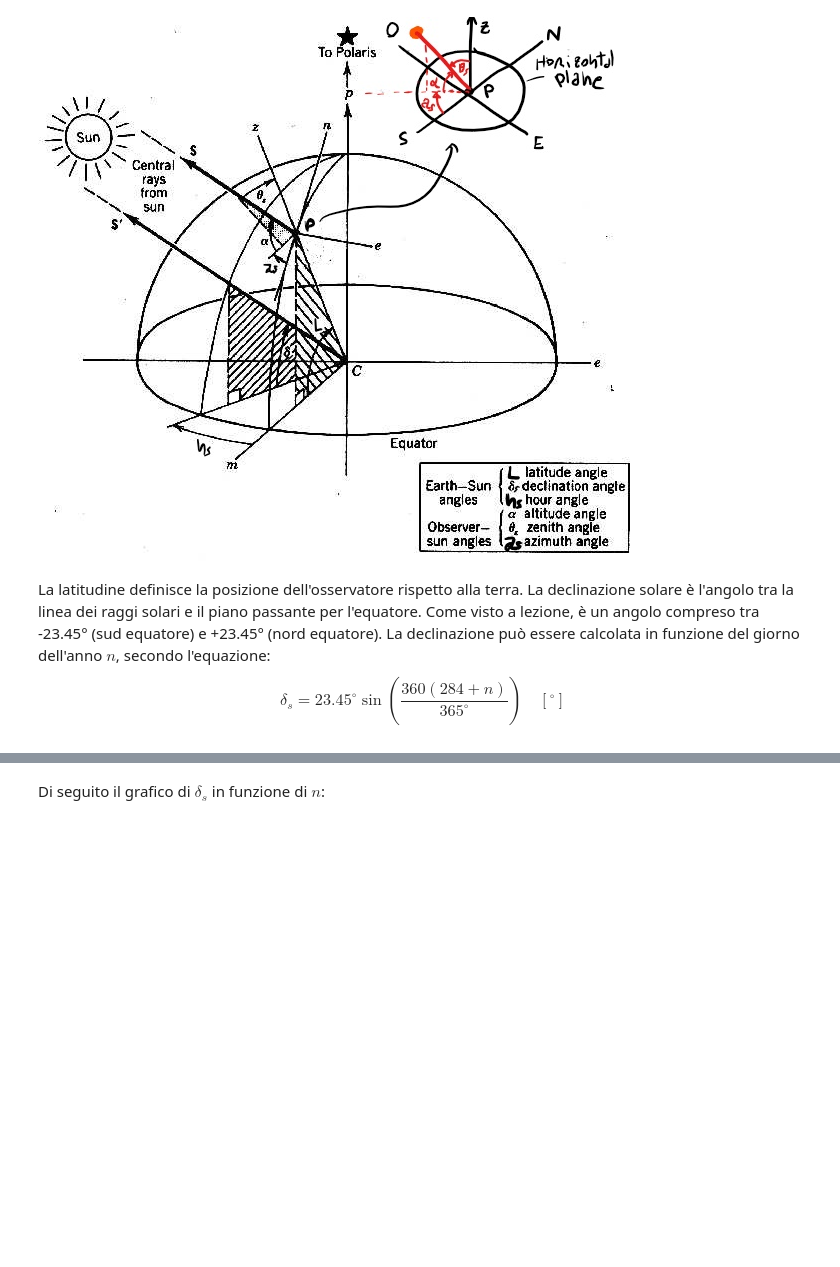
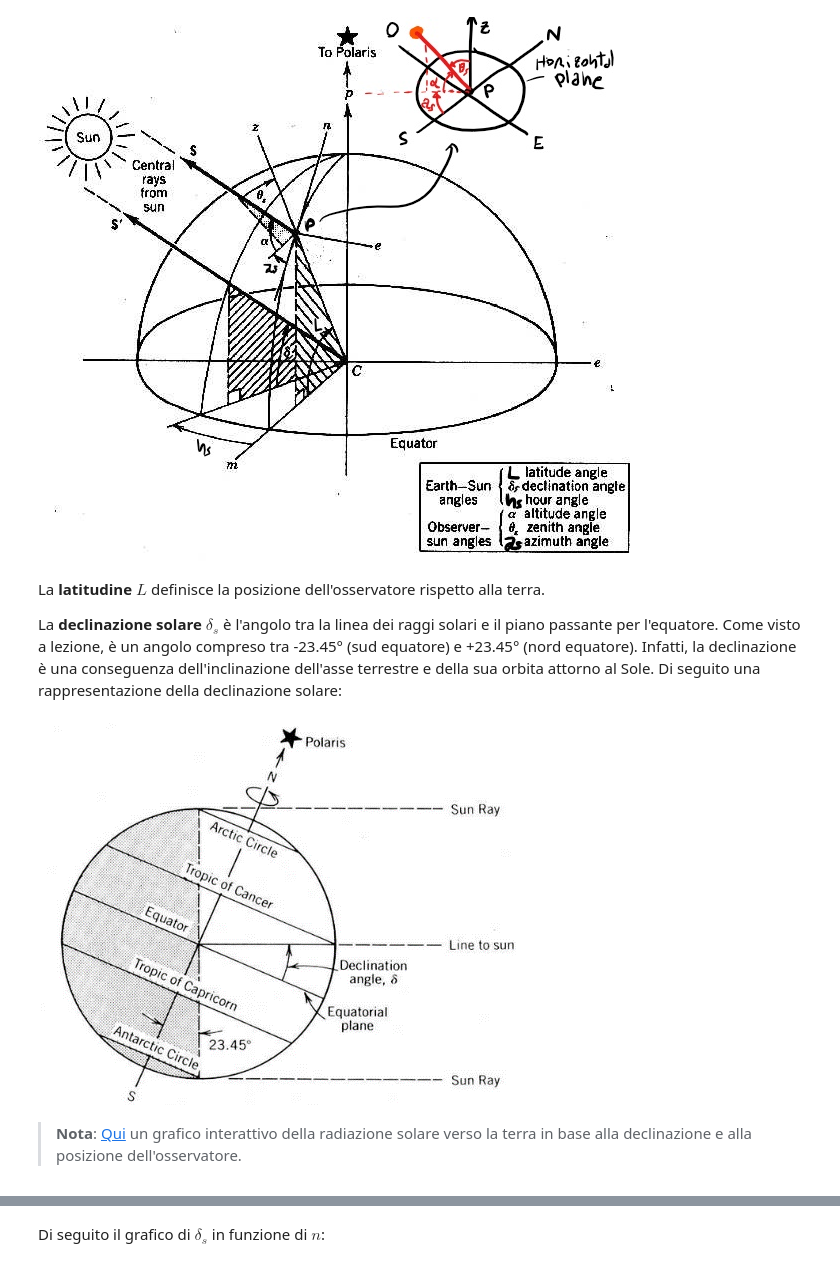
Before and after one commit to DSSchiera/materials, a Jupyter notebook: EFR2021_ES4_Angoli_Solari.ipynb, the cells around one changed output, grey strips where cells are left out. Cells and saved outputs as stored; diff of their text form; code cells hidden in the pictures; blank space fills up the shorter version.

```diff
--- a/EFR2021_ES4_Angoli_Solari.ipynb
+++ b/EFR2021_ES4_Angoli_Solari.ipynb
@@ -155,5 +171,12 @@ Image(filename="img/angoli_solari.jpg")
 # %% [output]
 [figure]
 # %% [markdown]
-La latitudine definisce la posizione dell'osservatore rispetto alla terra. La declinazione solare è l'angolo tra la linea dei raggi solari e il piano passante per l'equatore. Come visto a lezione, è un angolo compreso tra -23.45° (sud equatore) e +23.45° (nord equatore). La declinazione può essere calcolata in funzione del giorno dell'anno $n$, secondo l'equazione:
-$$\delta_s = 23.45^{{\circ}}\sin\left( \frac{360(284+n)}{365^{{\circ}}} \right) \quad [^{{\circ}}]$$
+La **latitudine** $L$ definisce la posizione dell'osservatore rispetto alla terra.
+
+La **declinazione solare**  $\delta_s$ è l'angolo tra la linea dei raggi solari e il piano passante per l'equatore. Come visto a lezione, è un angolo compreso tra -23.45° (sud equatore) e +23.45° (nord equatore). Infatti, la declinazione è una conseguenza dell'inclinazione dell'asse terrestre e della sua orbita attorno al Sole. Di seguito una rappresentazione della declinazione solare:
+# %%
+Image(filename='img/Solar-declination.png')
+# %% [output]
+[figure, added]
+# %% [markdown]
+>**Nota**: [Qui](https://www.geogebra.org/m/BJxyY5Vz) un grafico interattivo della radiazione solare verso la terra in base alla declinazione e alla posizione dell'osservatore.
```
Also changed, not shown: parts of 43 cells of this notebook.
